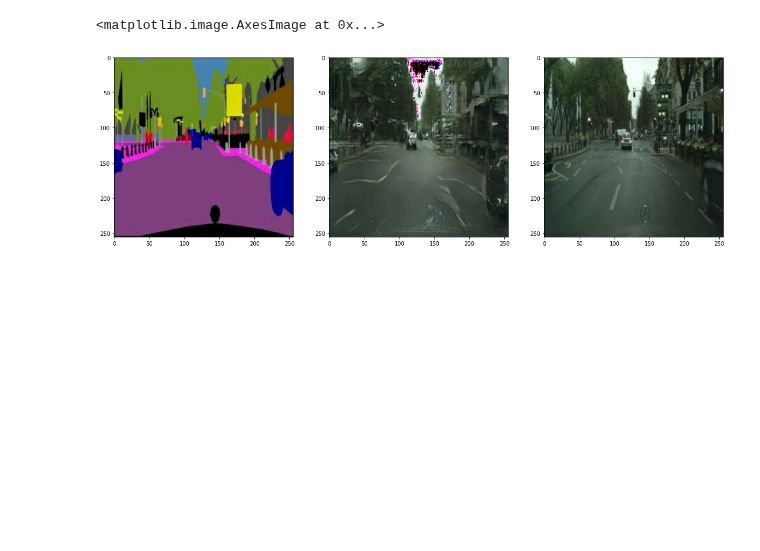
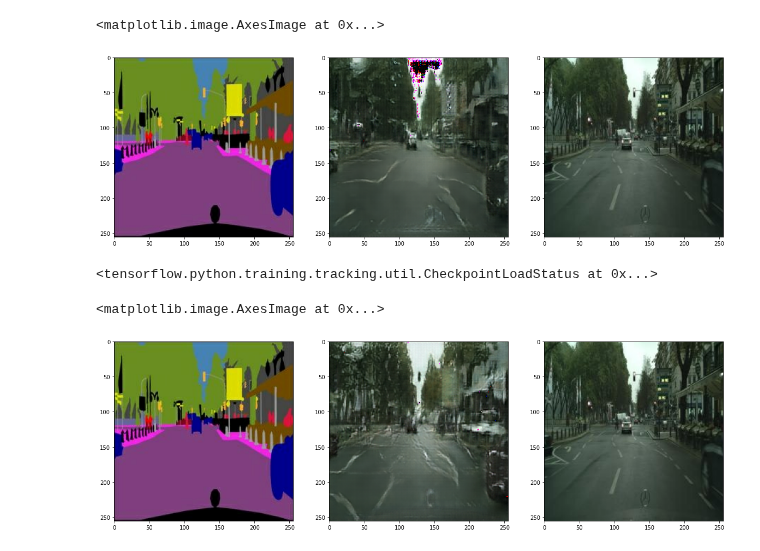
Before and after one commit to HSC-1/aiffel_achieve, a Jupyter notebook: (E20)CGAN.ipynb, the cells around one changed output. Saved outputs shown, nothing was run; the diff lists cells and outputs as text; code cells hidden in the pictures; blank space fills up the shorter version.

```diff
--- a/(E20)CGAN.ipynb
+++ b/(E20)CGAN.ipynb
@@ -375,3 +375,29 @@ plt.subplot(1,3,3); plt.imshow(denormalize(colored))
 # %% [output]
 <matplotlib.image.AxesImage at 0x...>
 [figure]
+# %%
+check = os.getenv('HOME')+'/aiffel/conditional_generation/cityscapes/'
+checkpoint = os.path.join(check,'pretrain.hdf5')
+generator.save_weights(checkpoint)
+# %%
+
+generator = UNetGenerator()
+generator.load_weights(check)
+# %% [output]
+<tensorflow.python.training.tracking.util.CheckpointLoadStatus at 0x...>
+# %%
+test_ind = 1
+
+f = data_path + os.listdir(data_path)[test_ind]
+sketch, colored = load_img(f)
+
+pred = generator(tf.expand_dims(sketch, 0))
+pred = denormalize(pred)
+
+plt.figure(figsize=(20,10))
+plt.subplot(1,3,1); plt.imshow(denormalize(sketch))
+plt.subplot(1,3,2); plt.imshow(pred[0])
+plt.subplot(1,3,3); plt.imshow(denormalize(colored))
+# %% [output]
+<matplotlib.image.AxesImage at 0x...>
+[figure, added]
```
Also changed, not shown: parts of 2 cells of this notebook.
